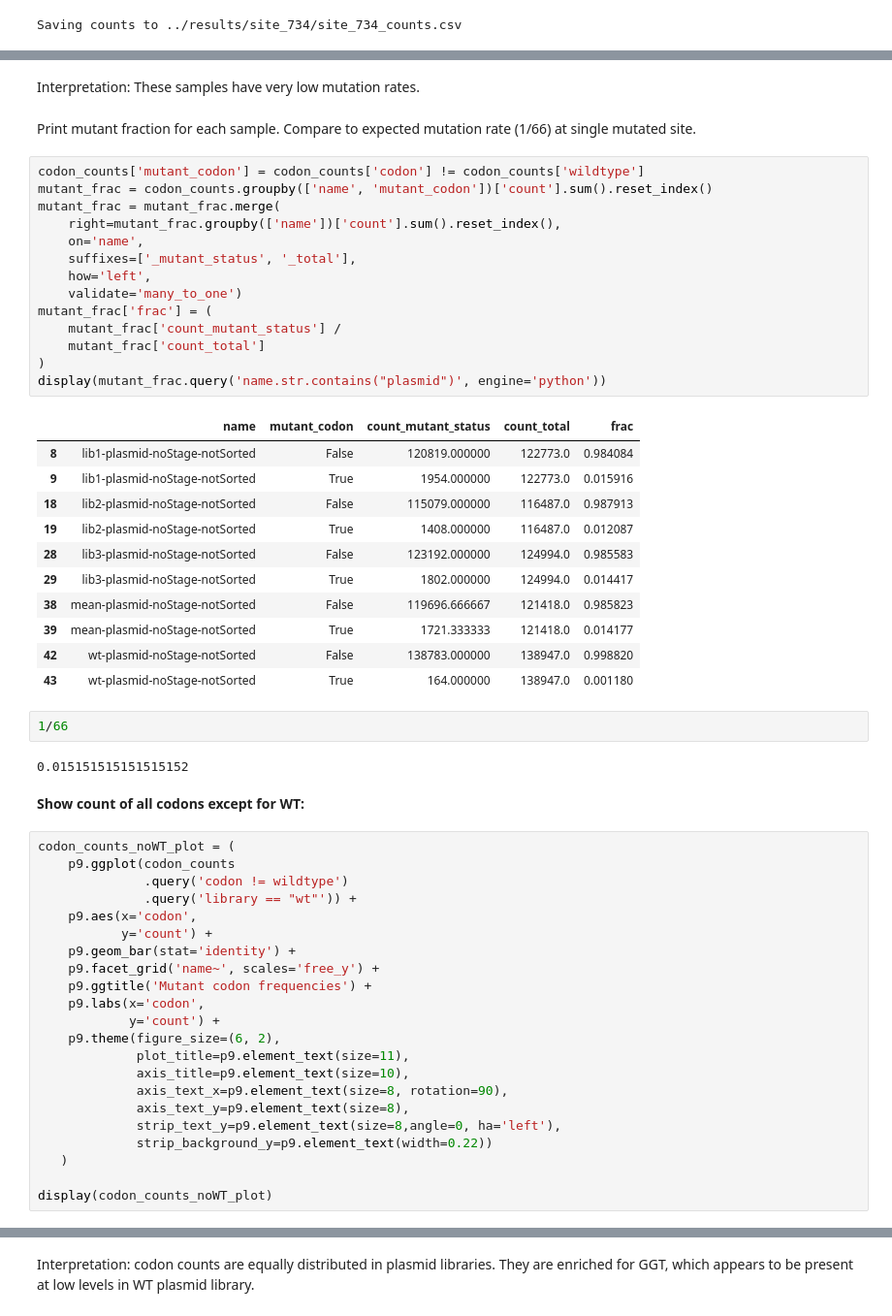
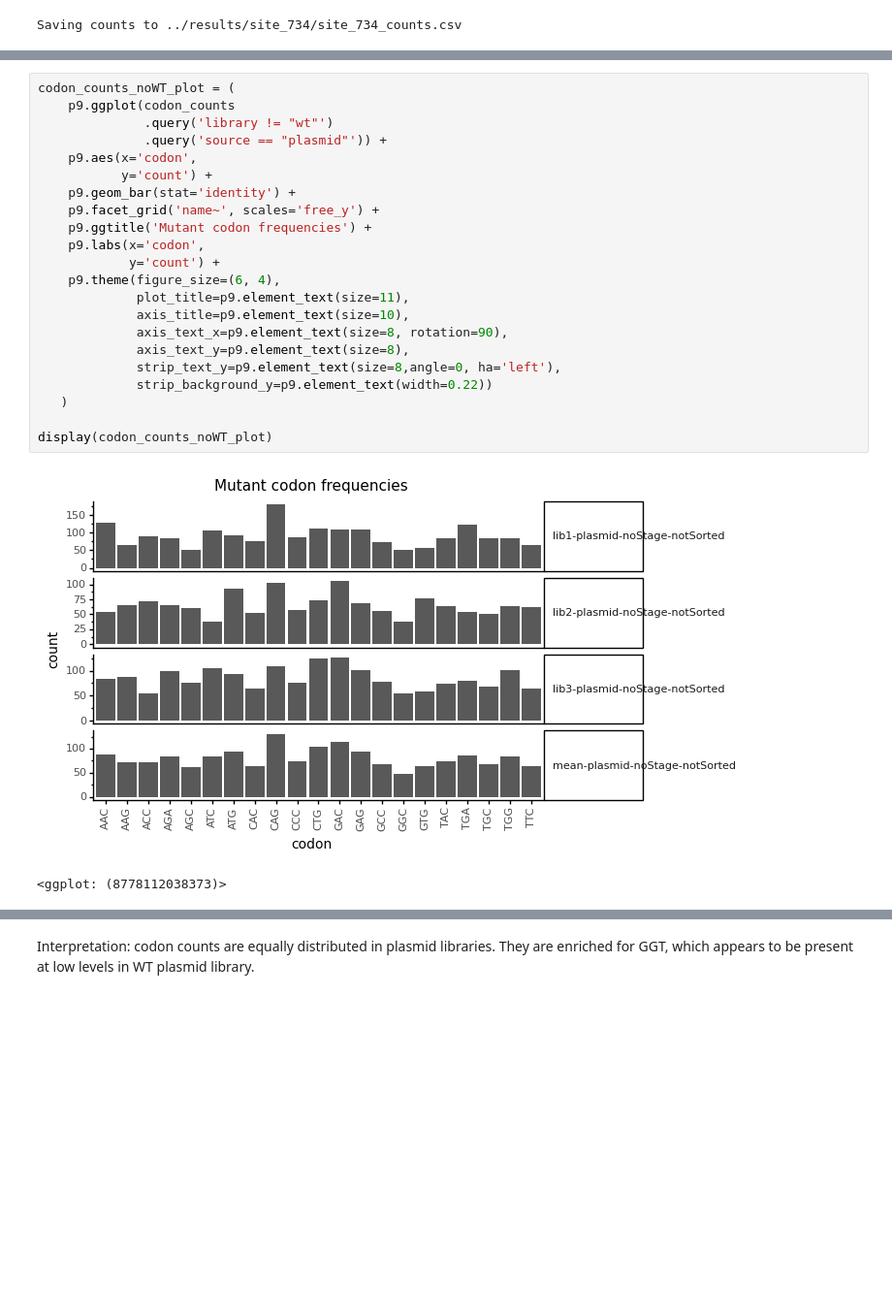
Before and after one commit to dbacsik/ns5_small_mutagenesis, a Jupyter notebook: site_734/extract_site_734_counts.py.ipynb, the cells around one changed output, grey strips where cells are left out. Shown at 97% size. Saved outputs shown, nothing was run; the diff lists cells and outputs as text; blank space fills up the shorter version.

```diff
--- a/site_734/extract_site_734_counts.py.ipynb
+++ b/site_734/extract_site_734_counts.py.ipynb
@@ -354,58 +413,25 @@ display(wt_counts)
-# %% [markdown]
-Interpretation: These samples have very low mutation rates.
-# %% [markdown]
-Print mutant fraction for each sample. Compare to expected mutation rate (1/66) at single mutated site.
-# %%
-codon_counts['mutant_codon'] = codon_counts['codon'] != codon_counts['wildtype']
-mutant_frac = codon_counts.groupby(['name', 'mutant_codon'])['count'].sum().reset_index()
-mutant_frac = mutant_frac.merge(
-    right=mutant_frac.groupby(['name'])['count'].sum().reset_index(),
-    on='name',
-    suffixes=['_mutant_status', '_total'],
-    how='left',
-    validate='many_to_one')
-mutant_frac['frac'] = (
-    mutant_frac['count_mutant_status'] /
-    mutant_frac['count_total']
-)
-display(mutant_frac.query('name.str.contains("plasmid")', engine='python'))
-# %% [output]
-|  | name | mutant_codon | count_mutant_status | count_total | frac |
-| 8 | lib1-plasmid-noStage-notSorted | False | 120819.000000 | 122773.0 | 0.984084 |
-| 9 | lib1-plasmid-noStage-notSorted | True | 1954.000000 | 122773.0 | 0.015916 |
-| 18 | lib2-plasmid-noStage-notSorted | False | 115079.000000 | 116487.0 | 0.987913 |
-| 19 | lib2-plasmid-noStage-notSorted | True | 1408.000000 | 116487.0 | 0.012087 |
-| 28 | lib3-plasmid-noStage-notSorted | False | 123192.000000 | 124994.0 | 0.985583 |
-| 29 | lib3-plasmid-noStage-notSorted | True | 1802.000000 | 124994.0 | 0.014417 |
-| 38 | mean-plasmid-noStage-notSorted | False | 119696.666667 | 121418.0 | 0.985823 |
-| 39 | mean-plasmid-noStage-notSorted | True | 1721.333333 | 121418.0 | 0.014177 |
-| 42 | wt-plasmid-noStage-notSorted | False | 138783.000000 | 138947.0 | 0.998820 |
-| 43 | wt-plasmid-noStage-notSorted | True | 164.000000 | 138947.0 | 0.001180 |
-# %%
-1/66
-# %% [output]
-0.015151515151515152
-# %% [markdown]
-**Show count of all codons except for WT:**
 # %%
 codon_counts_noWT_plot = (
     p9.ggplot(codon_counts
-              .query('codon != wildtype')
-              .query('library == "wt"')) +
+              .query('library != "wt"')
+              .query('source == "plasmid"')) +
     p9.aes(x='codon',
            y='count') +
     p9.geom_bar(stat='identity') +
     p9.facet_grid('name~', scales='free_y') +
     p9.ggtitle('Mutant codon frequencies') +
     p9.labs(x='codon',
             y='count') +
-    p9.theme(figure_size=(6, 2),
+    p9.theme(figure_size=(6, 4),
              plot_title=p9.element_text(size=11),
              axis_title=p9.element_text(size=10),
              axis_text_x=p9.element_text(size=8, rotation=90),
              axis_text_y=p9.element_text(size=8),
              strip_text_y=p9.element_text(size=8,angle=0, ha='left'),
              strip_background_y=p9.element_text(width=0.22))
    )
 
 display(codon_counts_noWT_plot)
+# %% [output]
+[figure, added]
+<ggplot: (8778112038373)>
```
Also changed, not shown: parts of 17 cells of this notebook.
